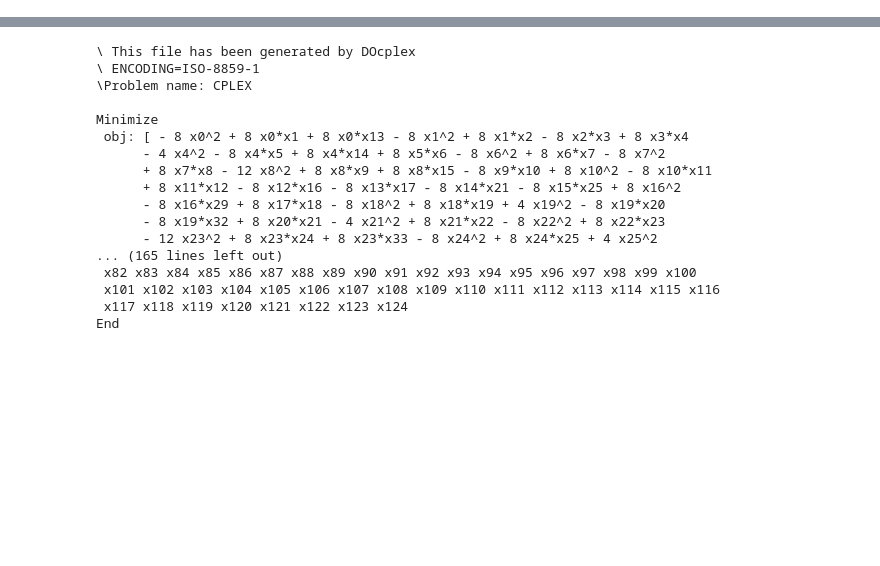
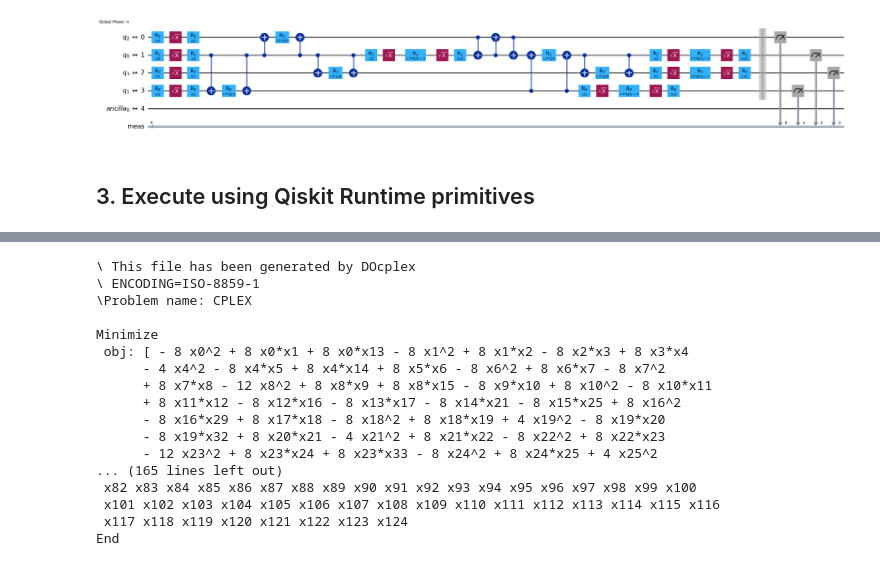
Before and after one commit to qiskit-community/qopt-best-practices, a Jupyter notebook: how_tos/qiskit_patterns.ipynb, the cells around one changed output, grey strips where cells are left out. Drawn from its saved outputs; the diff is of its cells as text; code cells hidden in the pictures; blank space fills up the shorter version.

```diff
--- a/how_tos/qiskit_patterns.ipynb
+++ b/how_tos/qiskit_patterns.ipynb
@@ -38,0 +135,11 @@ Classical optimization problems and be stored and represented in a LP as shown b
+# %%
+from qiskit_ibm_runtime.fake_provider import FakeVigoV2
+from demo_src.transpile import transpile_abstract_circuit
+
+backend = FakeVigoV2()
+physical_ansatz = transpile_abstract_circuit(ansatz, backend)
+physical_ansatz.draw('mpl', fold=False)
+# %% [output]
+[figure, added]
+# %% [markdown]
+## 3. Execute using Qiskit Runtime primitives
```
Also changed, not shown: parts of 57 cells of this notebook, 5 other files.
